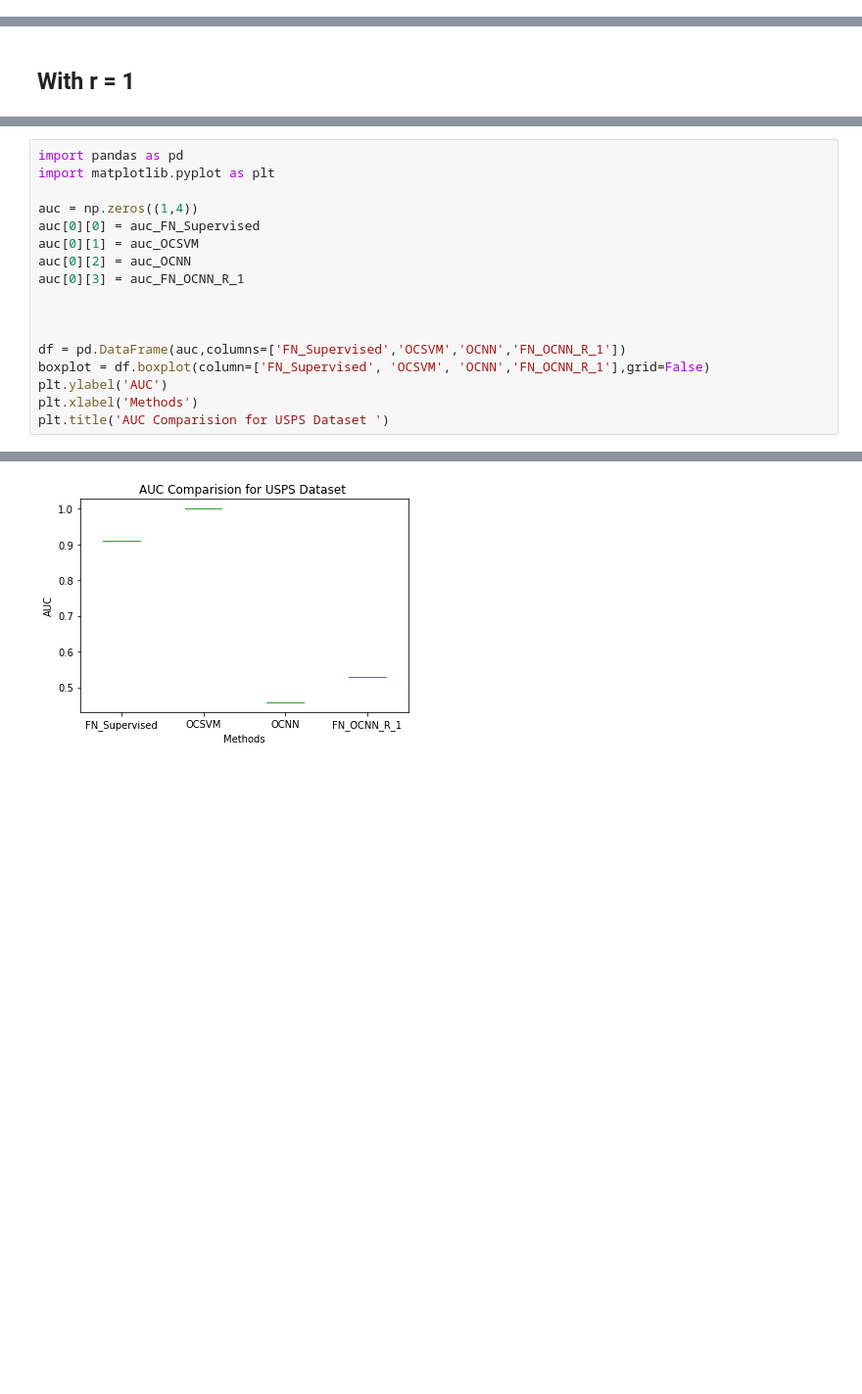
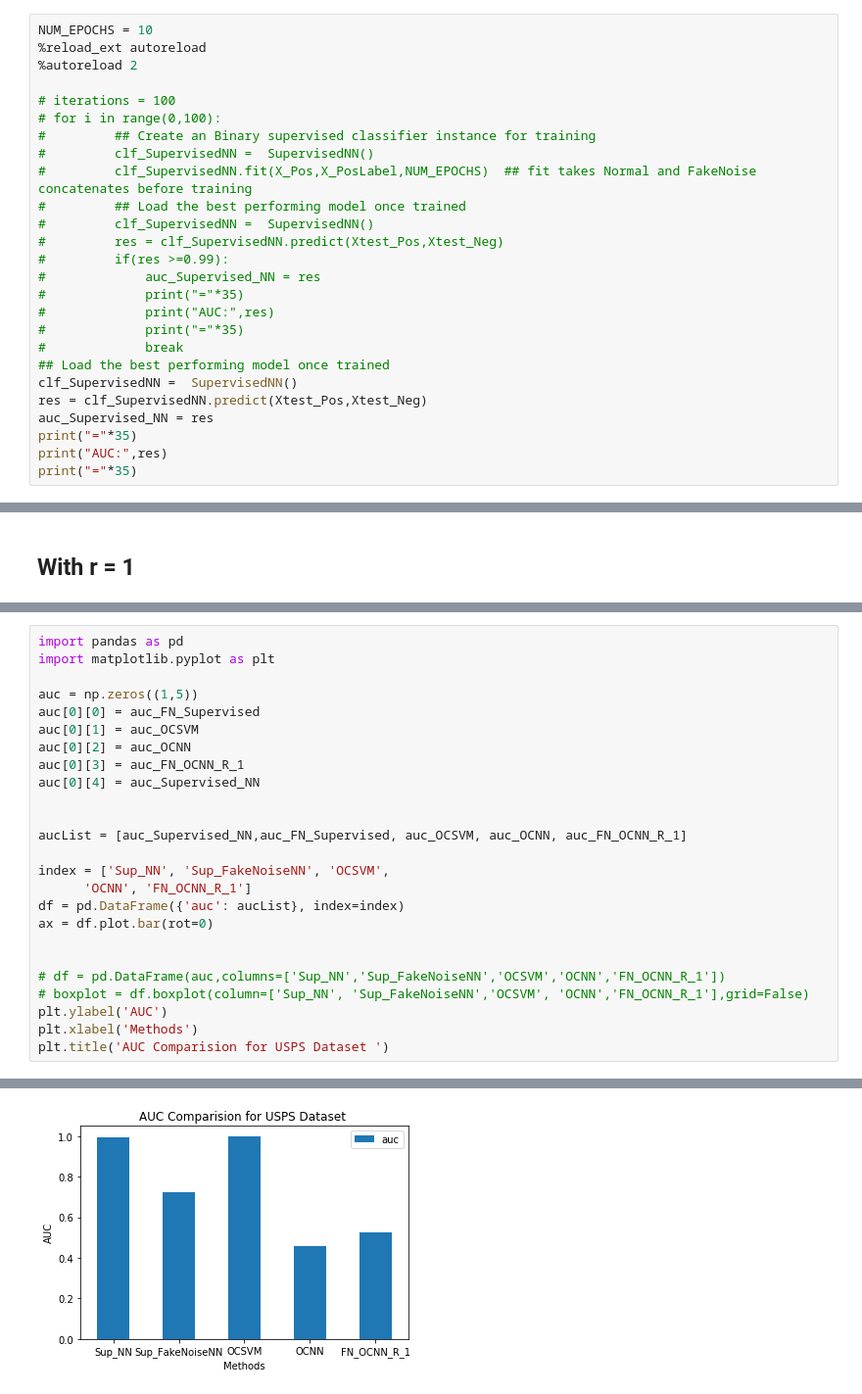
Before and after one commit to raghavchalapathy/one_class_neural_networks, a Jupyter notebook: notebooks/USPS_Experiments.ipynb, the cells around one changed output, grey strips where cells are left out. Shown: that part at 98% size. Cells and saved outputs as stored; diff of their text form; blank space fills up the shorter version.

Commit message:
bar plot with more stabilised results

```diff
--- a/notebooks/USPS_Experiments.ipynb
+++ b/notebooks/USPS_Experiments.ipynb
@@ -59,0 +62,26 @@ StandardScaler(copy=True, with_mean=True, with_std=True)
+# %%
+NUM_EPOCHS = 10
+%reload_ext autoreload
+%autoreload 2
+
+# iterations = 100
+# for i in range(0,100):
+#         ## Create an Binary supervised classifier instance for training
+#         clf_SupervisedNN =  SupervisedNN()
+#         clf_SupervisedNN.fit(X_Pos,X_PosLabel,NUM_EPOCHS)  ## fit takes Normal and FakeNoise concatenates before training
+#         ## Load the best performing model once trained
+#         clf_SupervisedNN =  SupervisedNN()
+#         res = clf_SupervisedNN.predict(Xtest_Pos,Xtest_Neg)
+#         if(res >=0.99):
+#             auc_Supervised_NN = res
+#             print("="*35)
+#             print("AUC:",res)
+#             print("="*35)
+#             break
+## Load the best performing model once trained
+clf_SupervisedNN =  SupervisedNN()
+res = clf_SupervisedNN.predict(Xtest_Pos,Xtest_Neg)
+auc_Supervised_NN = res
+print("="*35)
+print("AUC:",res)
+print("="*35)
@@ -281,20 +323,28 @@ AUC: 0.528099173553719
 # %%
 import pandas as pd
 import matplotlib.pyplot as plt
 
-auc = np.zeros((1,4))
+auc = np.zeros((1,5))
 auc[0][0] = auc_FN_Supervised
 auc[0][1] = auc_OCSVM
 auc[0][2] = auc_OCNN
 auc[0][3] = auc_FN_OCNN_R_1
+auc[0][4] = auc_Supervised_NN
 
 
+aucList = [auc_Supervised_NN,auc_FN_Supervised, auc_OCSVM, auc_OCNN, auc_FN_OCNN_R_1]
 
-df = pd.DataFrame(auc,columns=['FN_Supervised','OCSVM','OCNN','FN_OCNN_R_1'])
-boxplot = df.boxplot(column=['FN_Supervised', 'OCSVM', 'OCNN','FN_OCNN_R_1'],grid=False)
+index = ['Sup_NN', 'Sup_FakeNoiseNN', 'OCSVM',
+      'OCNN', 'FN_OCNN_R_1']
+df = pd.DataFrame({'auc': aucList}, index=index)
+ax = df.plot.bar(rot=0)
+
+
+# df = pd.DataFrame(auc,columns=['Sup_NN','Sup_FakeNoiseNN','OCSVM','OCNN','FN_OCNN_R_1'])
+# boxplot = df.boxplot(column=['Sup_NN', 'Sup_FakeNoiseNN','OCSVM', 'OCNN','FN_OCNN_R_1'],grid=False)
 plt.ylabel('AUC')
 plt.xlabel('Methods')
 plt.title('AUC Comparision for USPS Dataset ')
 # %% [output]
 Text(0.5,1,'AUC Comparision for USPS Dataset ')
-[figure, old version]
+[figure, new version]
```
Also changed, not shown: parts of 5 cells of this notebook, 9 other files.
